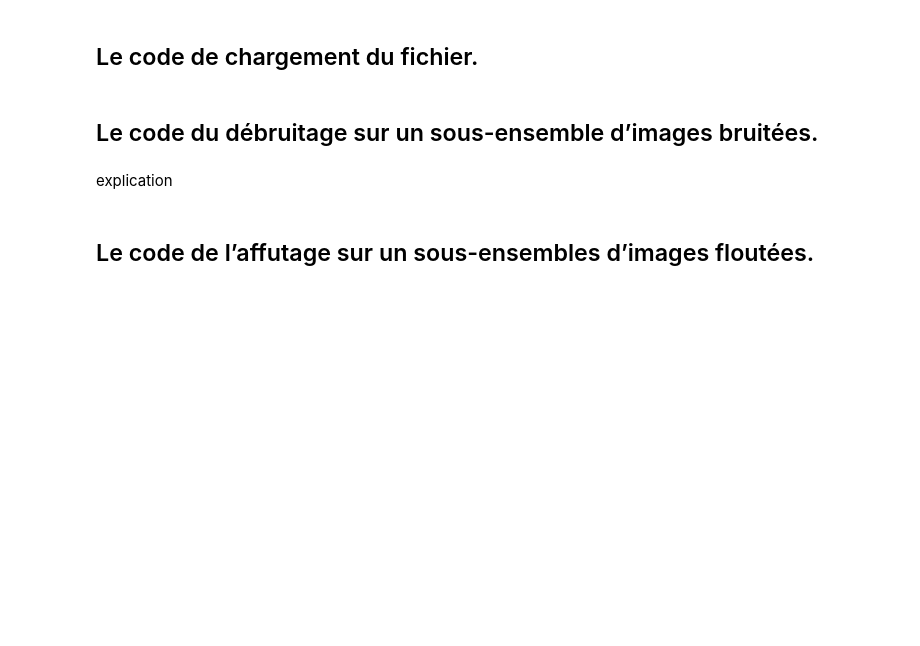
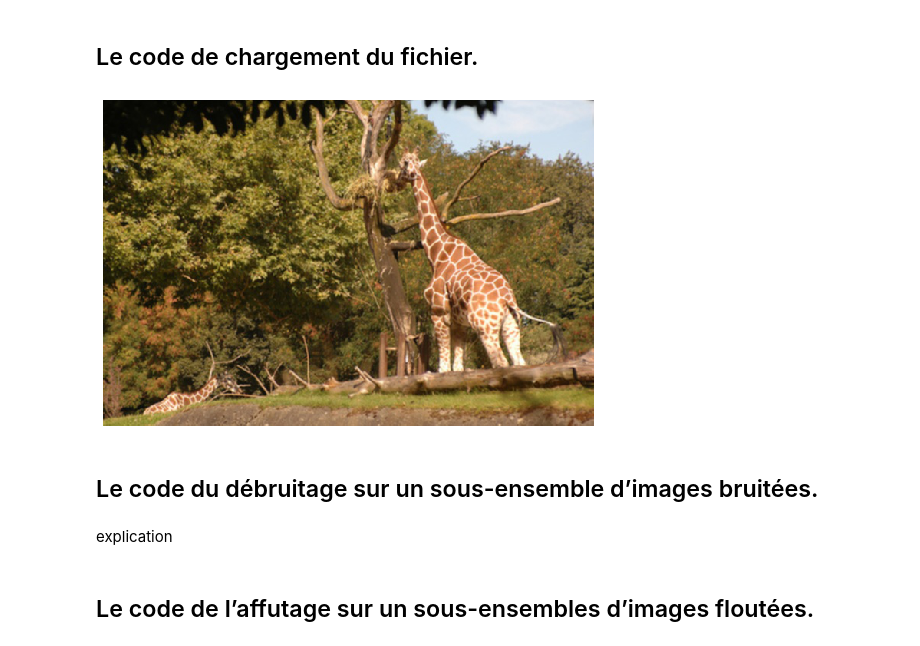
Before and after one commit to NHURTEVENT/Projet-Data-Science, a Jupyter notebook: Livrable 1.ipynb, the cells around one changed output. Cells and saved outputs as stored; diff of their text form; code cells hidden in the pictures; blank space fills up the shorter version.

Commit message:
Load images

```diff
--- a/Livrable 1.ipynb
+++ b/Livrable 1.ipynb
@@ -5,2 +25,35 @@
+# %%
+from scipy import misc
+from os import listdir
+from os.path import isfile, join
+import imageio
+import matplotlib.pyplot as plt
+import numpy as np
+import scipy
+
+"""I'd rather list all files and read them myself than use a lib that reads every file since i don't need all of them"""
+def load_images(folder, nb_images) :
+    img_list = []
+    #go to the right path
+    folder = join("projectdataset", "livrable1", folder)
+    folder_path = join(os.getcwd(), folder)
+    #list files in folder
+    files = [f for f in listdir(folder_path)
+             if isfile(join(folder_path, f))]
+    #Iterate nb_images times
+    for i in range(nb_images) :
+        #Load image
+        img = imageio.imread(join(folder_path, files[i]))
+        #Add it the the list
+        img_list.append(img)
+    return img_list
+# %%
+im = load_images("Blurry", 5)[0]
+plt.figure(figsize=(18, 6))
+plt.axis('off')
+plt.imshow(im)
+plt.show()
+# %% [output]
+[figure, added]
 # %% [markdown]
 ## Le code du débruitage sur un sous-ensemble d’images bruitées.
```
Also changed, not shown: parts of 10 cells of this notebook.
